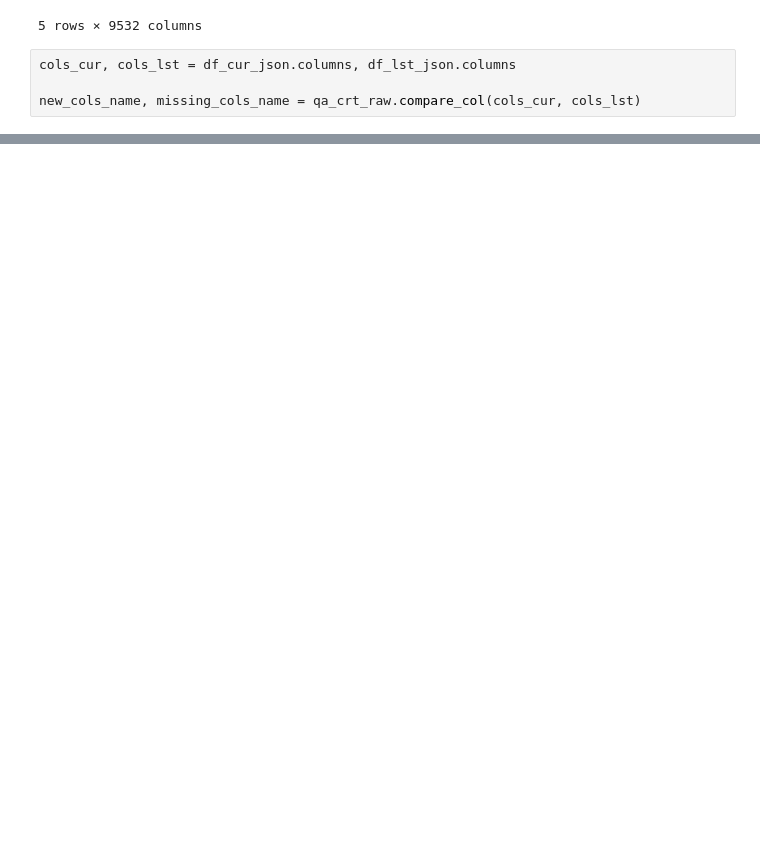
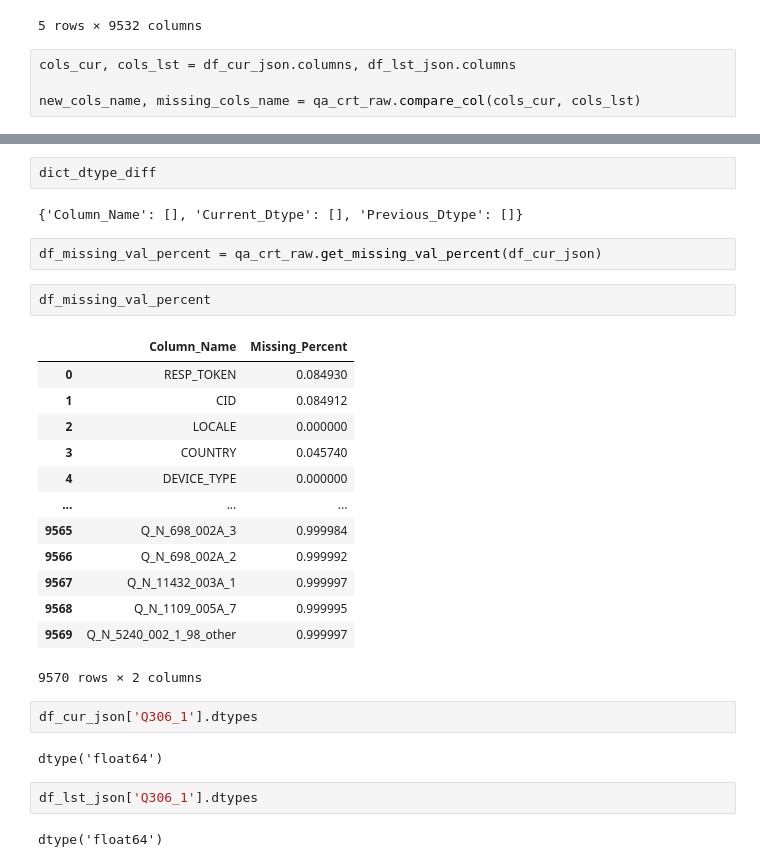
Before and after one commit to RepTrak/qa_crt_raw, a Jupyter notebook: test.ipynb, the cells around one changed output, grey strips where cells are left out. Saved outputs shown, nothing was run; the diff lists cells and outputs as text; blank space fills up the shorter version.

```diff
--- a/test.ipynb
+++ b/test.ipynb
@@ -95 +138,31 @@ dict_new, dict_missing = qa_crt_raw.compare_unique_values_by_col(df_cur_json, df
+# %%
+dict_dtype_diff
+# %% [output]
+{'Column_Name': [], 'Current_Dtype': [], 'Previous_Dtype': []}
+# %%
+df_missing_val_percent = qa_crt_raw.get_missing_val_percent(df_cur_json)
+# %%
+df_missing_val_percent
+# %% [output]
+|  | Column_Name | Missing_Percent |
+| 0 | RESP_TOKEN | 0.084930 |
+| 1 | CID | 0.084912 |
+| 2 | LOCALE | 0.000000 |
+| 3 | COUNTRY | 0.045740 |
+| 4 | DEVICE_TYPE | 0.000000 |
+| ... | ... | ... |
+| 9565 | Q_N_698_002A_3 | 0.999984 |
+| 9566 | Q_N_698_002A_2 | 0.999992 |
+| 9567 | Q_N_11432_003A_1 | 0.999997 |
+| 9568 | Q_N_1109_005A_7 | 0.999995 |
+| 9569 | Q_N_5240_002_1_98_other | 0.999997 |
+9570 rows × 2 columns
+# %%
+df_cur_json['Q306_1'].dtypes
+# %% [output]
+dtype('float64')
+# %%
+df_lst_json['Q306_1'].dtypes
+# %% [output]
+dtype('float64')
 # %%
```
Also changed, not shown: parts of 11 cells of this notebook, 1 other file.
